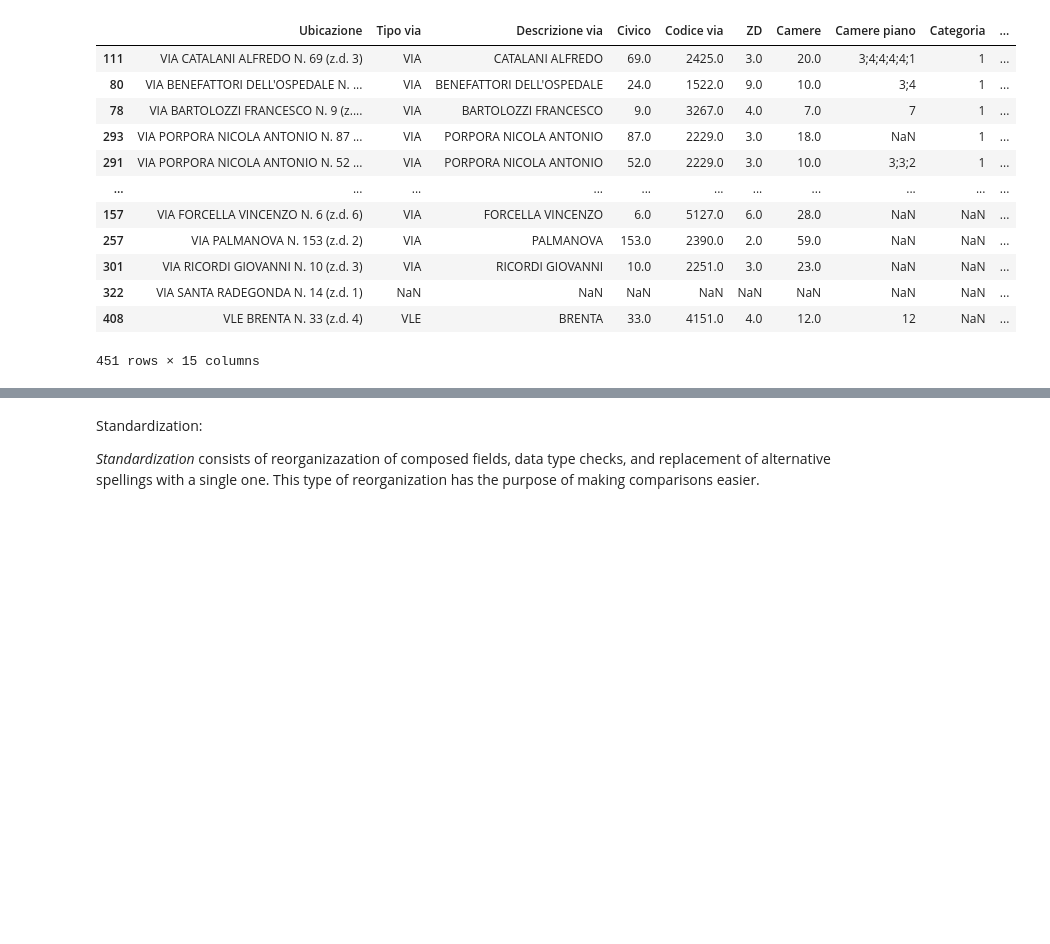
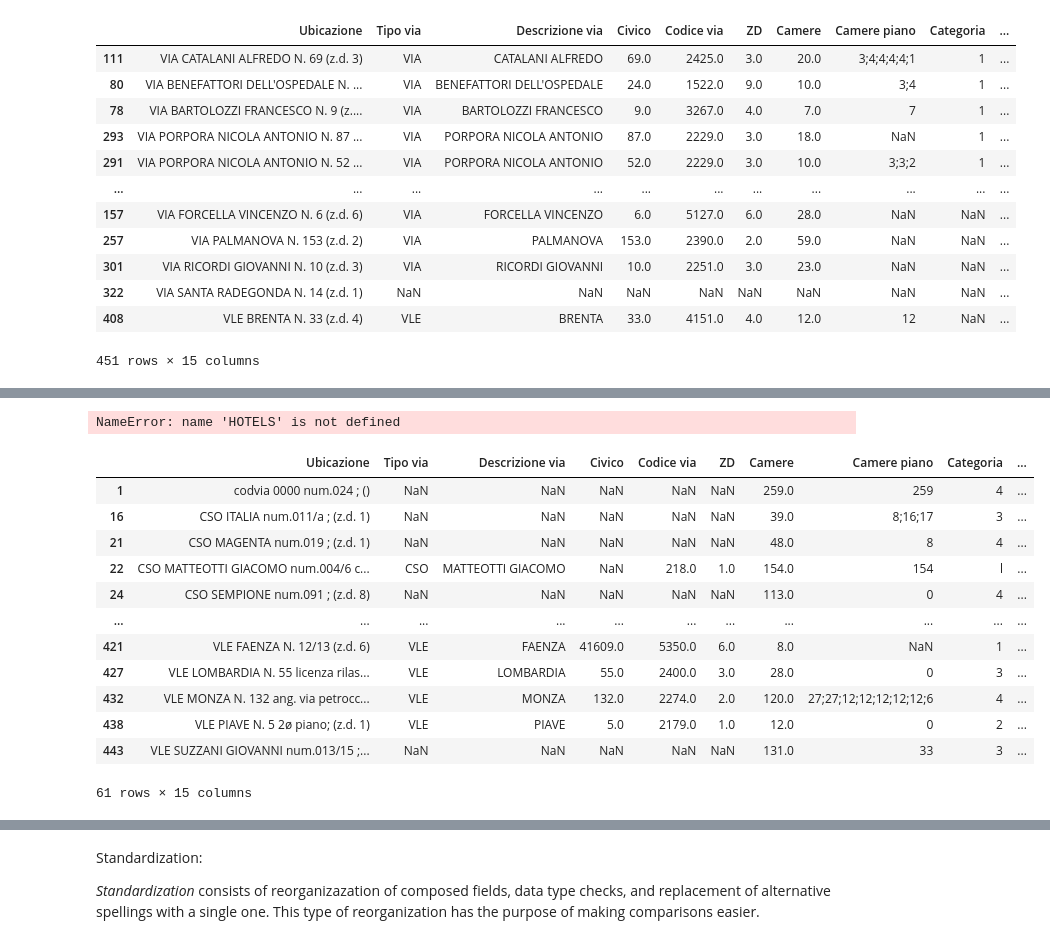
Before and after one commit to SamuGalli/DIQ, a Jupyter notebook: 4_Data_Wranling.ipynb, the cells around one changed output, grey strips where cells are left out. Saved outputs shown, nothing was run; the diff lists cells and outputs as text; code cells hidden in the pictures; blank space fills up the shorter version.

```diff
--- a/4_Data_Wranling.ipynb
+++ b/4_Data_Wranling.ipynb
@@ -88,3 +90,31 @@ HOTELS.sort_values('ZD', ascending=True)
 | 383 | VIA UGOLINI GIUSEPPE num.021/3 ; ... | NaN | NaN | NaN | NaN | NaN | 8.0 | 8 | 2 | ... |
 | 443 | VLE SUZZANI GIOVANNI num.013/15 ;... | NaN | NaN | NaN | NaN | NaN | 131.0 | 33 | 3 | ... |
 451 rows × 15 columns
+# %%
+null_counts = HOTELS[['Ubicazione', 'Tipo via', 'Descrizione via', 'Civico', 'ZD']].isnull().sum()
+null_counts
+# %% [output]
+NameError: name 'HOTELS' is not defined
+# %%
+# Funzione di normalizzazione del testo
+def normalize(text):
+    if pd.isna(text):
+        return ""
+    text = str(text).strip().upper()
+    # Rimuove il punto decimale se esiste ed è seguito da zero
+    if text.replace('.', '').isdigit():
+        text = str(int(float(text)))
+    return text
+
+# Funzione di verifica corrispondenza
+def verifica_corrispondenza(riga):
+    ubicazione_norm = normalize(riga['Ubicazione'])
+    indirizzo_costruito = (
+        normalize(riga['Tipo via']) + " " +
+        normalize(riga['Descrizione via']) + " N. " +
+        normalize(riga['Civico']) + " (Z.D. " +
+        normalize(riga['ZD']) + ")"
+    )
+    #if ubicazione_norm[:len(indirizzo_costruito)] != indirizzo_costruito:
+    #    print(ubicazione_norm, ' === ', indirizzo_costruito)
+    return ubicazione_norm[:len(indirizzo_costruito)] == indirizzo_costruito
@@ -90,0 +144,18 @@ HOTELS.sort_values('ZD', ascending=True)
+# %%
+HOTELS_UBICAZIONE = HOTELS[~HOTELS.apply(verifica_corrispondenza, axis=1)]
+
+HOTELS_UBICAZIONE
+# %% [output]
+|  | Ubicazione | Tipo via | Descrizione via | Civico | Codice via | ZD | Camere | Camere piano | Categoria | ... |
+| 1 | codvia 0000 num.024 ; () | NaN | NaN | NaN | NaN | NaN | 259.0 | 259 | 4 | ... |
+| 16 | CSO ITALIA num.011/a ; (z.d. 1) | NaN | NaN | NaN | NaN | NaN | 39.0 | 8;16;17 | 3 | ... |
+| 21 | CSO MAGENTA num.019 ; (z.d. 1) | NaN | NaN | NaN | NaN | NaN | 48.0 | 8 | 4 | ... |
+| 22 | CSO MATTEOTTI GIACOMO num.004/6 c... | CSO | MATTEOTTI GIACOMO | NaN | 218.0 | 1.0 | 154.0 | 154 | l | ... |
+| 24 | CSO SEMPIONE num.091 ; (z.d. 8) | NaN | NaN | NaN | NaN | NaN | 113.0 | 0 | 4 | ... |
+| ... | ... | ... | ... | ... | ... | ... | ... | ... | ... | ... |
+| 421 | VLE FAENZA N. 12/13 (z.d. 6) | VLE | FAENZA | 41609.0 | 5350.0 | 6.0 | 8.0 | NaN | 1 | ... |
+| 427 | VLE LOMBARDIA N. 55 licenza rilas... | VLE | LOMBARDIA | 55.0 | 2400.0 | 3.0 | 28.0 | 0 | 3 | ... |
+| 432 | VLE MONZA N. 132 ang. via petrocc... | VLE | MONZA | 132.0 | 2274.0 | 2.0 | 120.0 | 27;27;12;12;12;12;12;6 | 4 | ... |
+| 438 | VLE PIAVE N. 5 2ø piano; (z.d. 1) | VLE | PIAVE | 5.0 | 2179.0 | 1.0 | 12.0 | 0 | 2 | ... |
+| 443 | VLE SUZZANI GIOVANNI num.013/15 ;... | NaN | NaN | NaN | NaN | NaN | 131.0 | 33 | 3 | ... |
+61 rows × 15 columns
```
Also changed, not shown: parts of 11 cells of this notebook, 1 other file.
